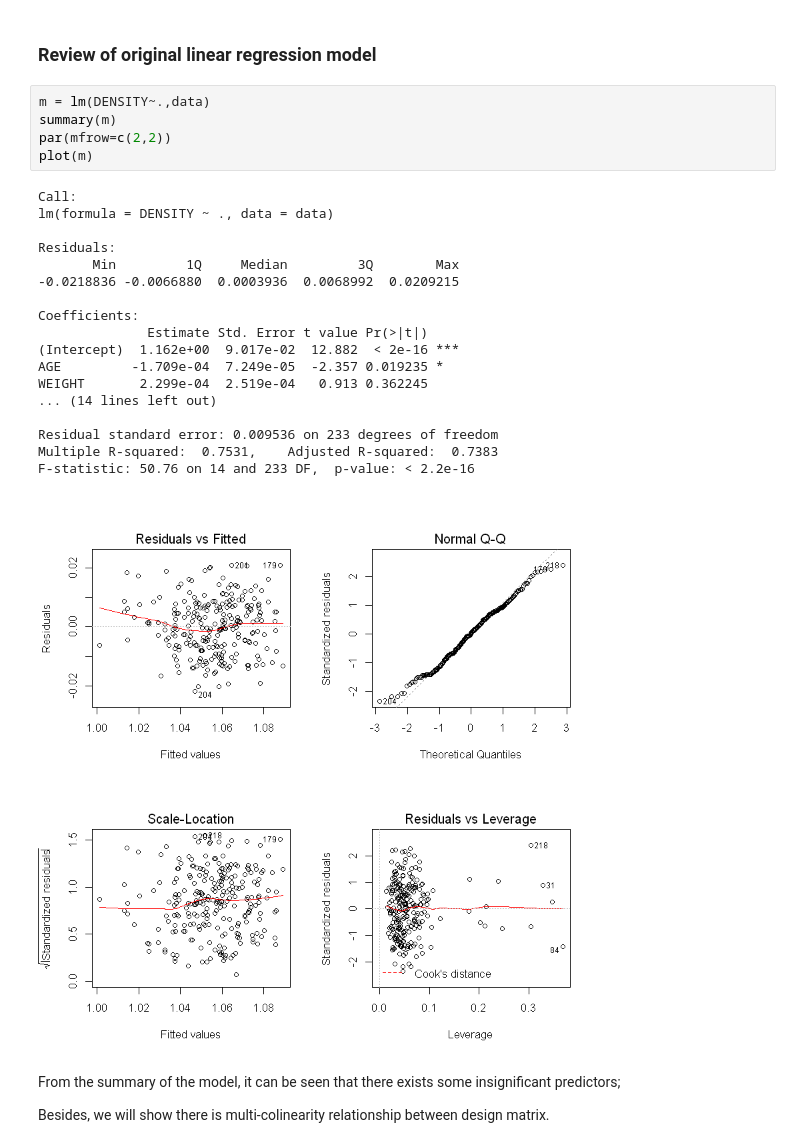
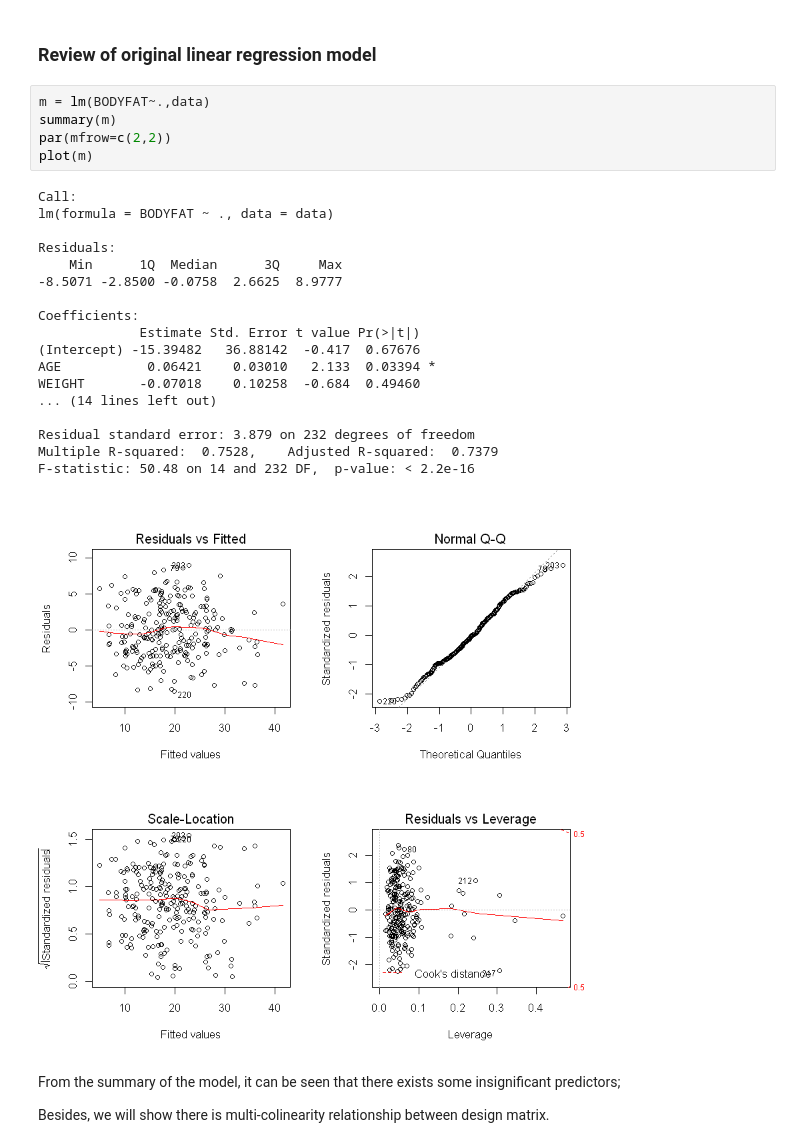
Before and after one commit to jwu424/628Module2, a Jupyter notebook: stepwise regression.ipynb, the cells around one changed output. Drawn from its saved outputs; the diff is of its cells as text.

```diff
--- a/stepwise regression.ipynb
+++ b/stepwise regression.ipynb
@@ -15,29 +10,29 @@ The maximum vif value of design matrix X is: 124.5388
 # %% [markdown]
 ### Review of original linear regression model
 # %%
-m = lm(DENSITY~.,data)
+m = lm(BODYFAT~.,data)
 summary(m)
 par(mfrow=c(2,2))
 plot(m)
 # %% [output]
 Call:
-lm(formula = DENSITY ~ ., data = data)
+lm(formula = BODYFAT ~ ., data = data)
 
 Residuals:
-       Min         1Q     Median         3Q        Max
--0.0218836 -0.0066880  0.0003936  0.0068992  0.0209215
+    Min      1Q  Median      3Q     Max
+-8.5071 -2.8500 -0.0758  2.6625  8.9777
 
 Coefficients:
-              Estimate Std. Error t value Pr(>|t|)
-(Intercept)  1.162e+00  9.017e-02  12.882  < 2e-16 ***
-AGE         -1.709e-04  7.249e-05  -2.357 0.019235 *
-WEIGHT       2.299e-04  2.519e-04   0.913 0.362245
+             Estimate Std. Error t value Pr(>|t|)
+(Intercept) -15.39482   36.88142  -0.417  0.67676
+AGE           0.06421    0.03010   2.133  0.03394 *
+WEIGHT       -0.07018    0.10258  -0.684  0.49460
 ... (14 lines left out)
 
-Residual standard error: 0.009536 on 233 degrees of freedom
-Multiple R-squared:  0.7531,    Adjusted R-squared:  0.7383
-F-statistic: 50.76 on 14 and 233 DF,  p-value: < 2.2e-16
+Residual standard error: 3.879 on 232 degrees of freedom
+Multiple R-squared:  0.7528,    Adjusted R-squared:  0.7379
+F-statistic: 50.48 on 14 and 232 DF,  p-value: < 2.2e-16
-[figure, old version]
+[figure, new version]
 # %% [markdown]
 From the summary of the model, it can be seen that there exists some insignificant predictors;
 
```
Also changed, not shown: parts of 29 cells of this notebook.
